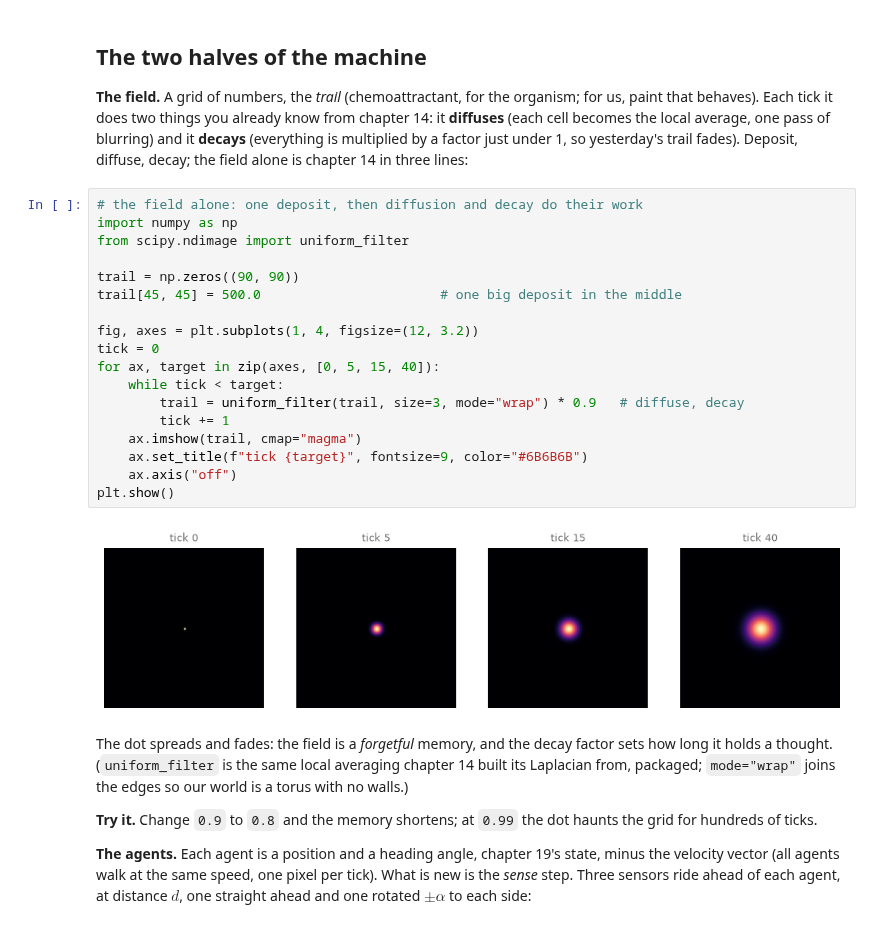
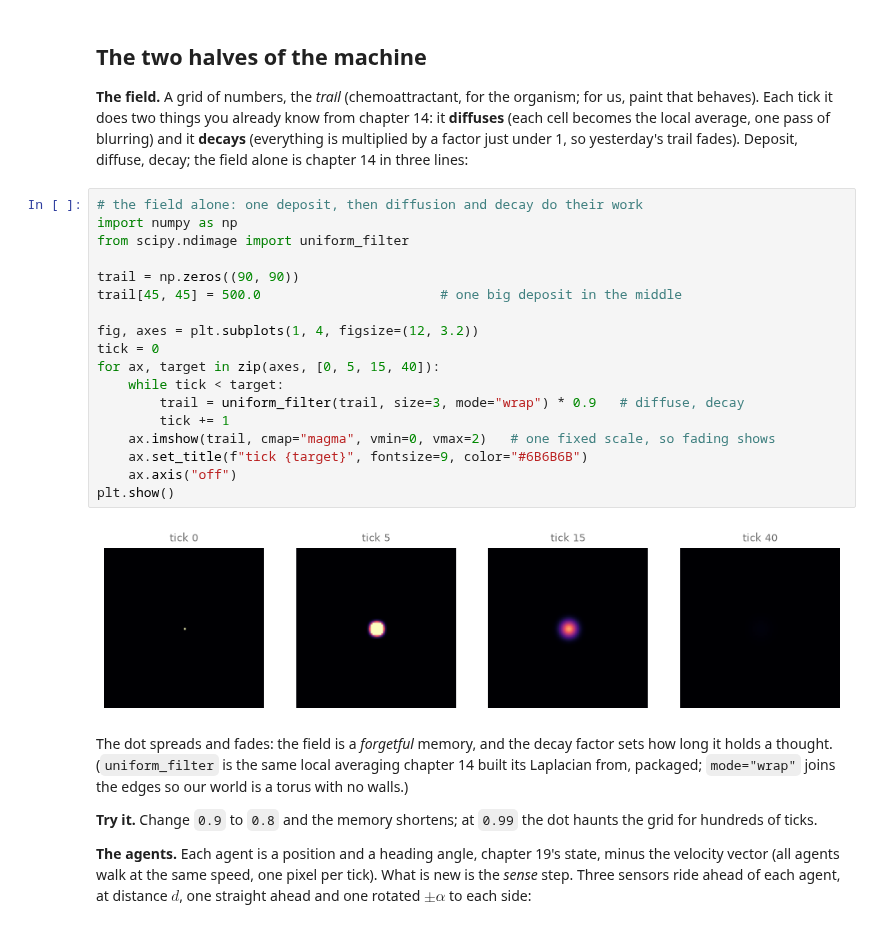
Before and after one commit to xysLong/agap, a Jupyter notebook: notebooks/21-physarum.ipynb, the cells around one changed output. Saved outputs shown, nothing was run; the diff lists cells and outputs as text.

```diff
--- a/notebooks/21-physarum.ipynb
+++ b/notebooks/21-physarum.ipynb
@@ -38,23 +38,23 @@ For this text, the chapter completes a set. Chapter 13 grew complexity on a *gri
 # %%
 # the field alone: one deposit, then diffusion and decay do their work
 import numpy as np
 from scipy.ndimage import uniform_filter
 
 trail = np.zeros((90, 90))
 trail[45, 45] = 500.0                       # one big deposit in the middle
 
 fig, axes = plt.subplots(1, 4, figsize=(12, 3.2))
 tick = 0
 for ax, target in zip(axes, [0, 5, 15, 40]):
     while tick < target:
         trail = uniform_filter(trail, size=3, mode="wrap") * 0.9   # diffuse, decay
         tick += 1
-    ax.imshow(trail, cmap="magma")
+    ax.imshow(trail, cmap="magma", vmin=0, vmax=2)   # one fixed scale, so fading shows
     ax.set_title(f"tick {target}", fontsize=9, color="#6B6B6B")
     ax.axis("off")
 plt.show()
 # %% [output]
-[figure, old version]
+[figure, new version]
 # %% [markdown]
 The dot spreads and fades: the field is a *forgetful* memory, and the decay factor sets how long it holds a thought. (`uniform_filter` is the same local averaging chapter 14 built its Laplacian from, packaged; `mode="wrap"` joins the edges so our world is a torus with no walls.)
 
```
Also changed, not shown: parts of 3 cells of this notebook, 36 other files.
